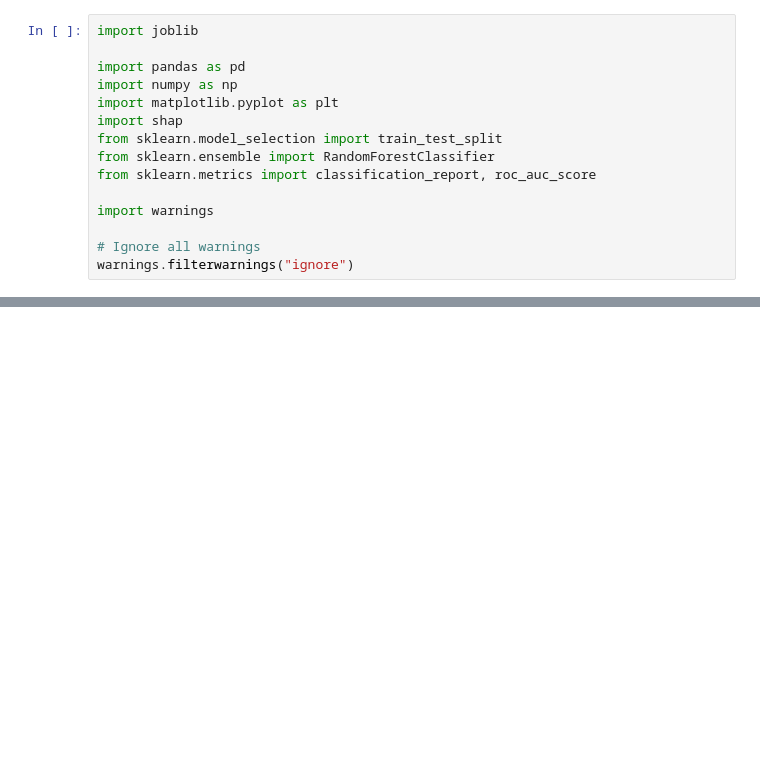
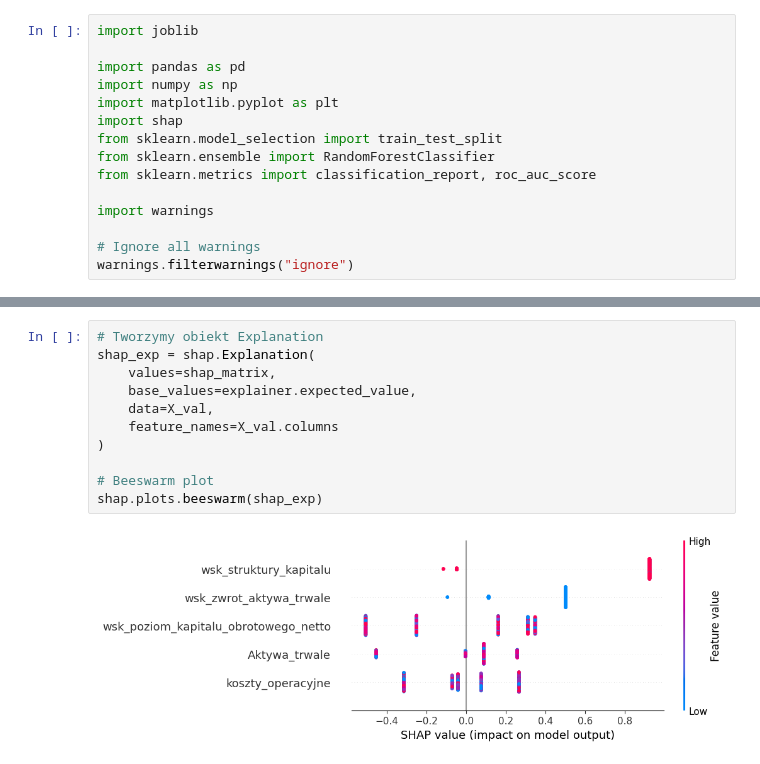
Before and after one commit to Karol315/Interpretability_of_machine_learning_project, a Jupyter notebook: Interpretability.ipynb, the cells around one changed output, grey strips where cells are left out. Drawn from its saved outputs; the diff is of its cells as text; blank space fills up the shorter version.

```diff
--- a/Interpretability.ipynb
+++ b/Interpretability.ipynb
@@ -33,0 +81,13 @@ FileNotFoundError: [Errno 2] No such file or directory: 'black_box_model.pkl'
+# %%
+# Tworzymy obiekt Explanation
+shap_exp = shap.Explanation(
+    values=shap_matrix,
+    base_values=explainer.expected_value,
+    data=X_val,
+    feature_names=X_val.columns
+)
+
+# Beeswarm plot
+shap.plots.beeswarm(shap_exp)
+# %% [output]
+[figure, added]
```
Also changed, not shown: parts of 9 cells of this notebook.
